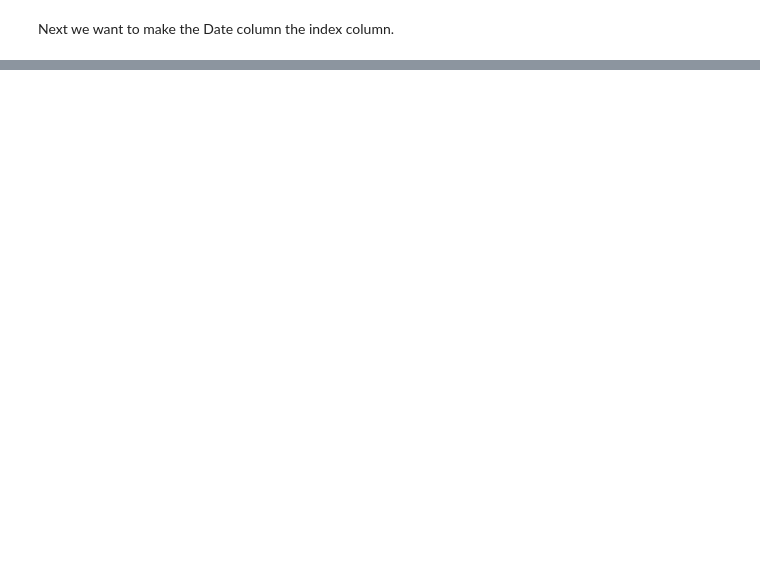
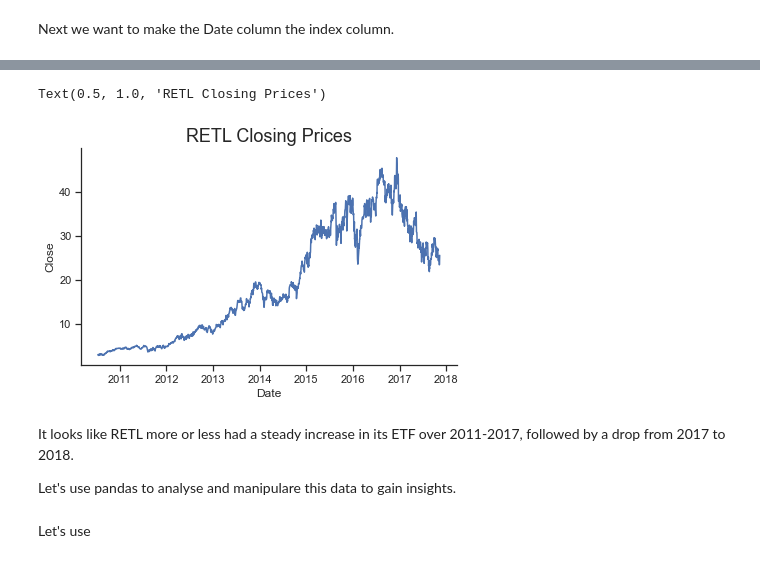
Before and after one commit to ubco-W2021T1-data301/project-group21-project, a Jupyter notebook: notebooks/analysis3.ipynb, the cells around one changed output, grey strips where cells are left out. Saved outputs shown, nothing was run; the diff lists cells and outputs as text; code cells hidden in the pictures; blank space fills up the shorter version.

```diff
--- a/notebooks/analysis3.ipynb
+++ b/notebooks/analysis3.ipynb
@@ -88,0 +106,11 @@ data.head()
+# %%
+sns.lineplot(data=RETL, x="Date", y="Close", palette='pastel').set_title('RETL Closing Prices', fontsize = 18)
+# %% [output]
+Text(0.5, 1.0, 'RETL Closing Prices')
+[figure, added]
+# %% [markdown]
+It looks like RETL more or less had a steady increase in its ETF over 2011-2017, followed by a drop from 2017 to 2018.
+
+Let's use pandas to analyse and manipulare this data to gain insights.
+# %% [markdown]
+Let's use
```
Also changed, not shown: parts of 10 cells of this notebook.
